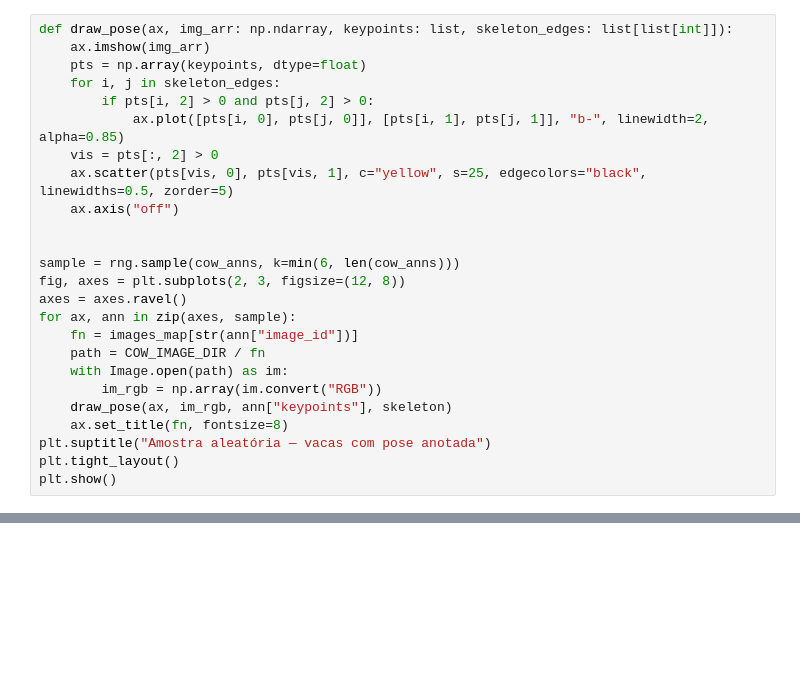
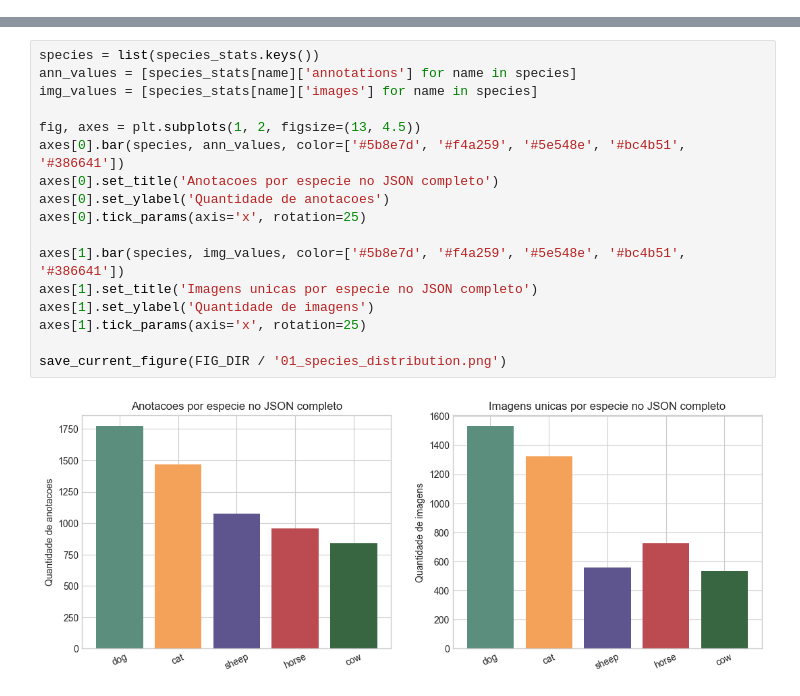
Before and after one commit to LucasMaga00/inteli-pose-estimation, a Jupyter notebook: animal_pose.ipynb, the cells around one changed output, grey strips where cells are left out. Saved outputs shown, nothing was run; the diff lists cells and outputs as text; blank space fills up the shorter version.

```diff
--- a/animal_pose.ipynb
+++ b/animal_pose.ipynb
@@ -187,25 +0,0 @@ Arestas do esqueleto só são desenhadas quando **ambos** os pontos têm `v > 0`
-# %%
-def draw_pose(ax, img_arr: np.ndarray, keypoints: list, skeleton_edges: list[list[int]]):
-    ax.imshow(img_arr)
-    pts = np.array(keypoints, dtype=float)
-    for i, j in skeleton_edges:
-        if pts[i, 2] > 0 and pts[j, 2] > 0:
-            ax.plot([pts[i, 0], pts[j, 0]], [pts[i, 1], pts[j, 1]], "b-", linewidth=2, alpha=0.85)
-    vis = pts[:, 2] > 0
-    ax.scatter(pts[vis, 0], pts[vis, 1], c="yellow", s=25, edgecolors="black", linewidths=0.5, zorder=5)
-    ax.axis("off")
-
-
-sample = rng.sample(cow_anns, k=min(6, len(cow_anns)))
-fig, axes = plt.subplots(2, 3, figsize=(12, 8))
-axes = axes.ravel()
-for ax, ann in zip(axes, sample):
-    fn = images_map[str(ann["image_id"])]
-    path = COW_IMAGE_DIR / fn
-    with Image.open(path) as im:
-        im_rgb = np.array(im.convert("RGB"))
-    draw_pose(ax, im_rgb, ann["keypoints"], skeleton)
-    ax.set_title(fn, fontsize=8)
-plt.suptitle("Amostra aleatória — vacas com pose anotada")
-plt.tight_layout()
-plt.show()
@@ -213,0 +378,19 @@ plt.show()
+# %%
+species = list(species_stats.keys())
+ann_values = [species_stats[name]['annotations'] for name in species]
+img_values = [species_stats[name]['images'] for name in species]
+
+fig, axes = plt.subplots(1, 2, figsize=(13, 4.5))
+axes[0].bar(species, ann_values, color=['#5b8e7d', '#f4a259', '#5e548e', '#bc4b51', '#386641'])
+axes[0].set_title('Anotacoes por especie no JSON completo')
+axes[0].set_ylabel('Quantidade de anotacoes')
+axes[0].tick_params(axis='x', rotation=25)
+
+axes[1].bar(species, img_values, color=['#5b8e7d', '#f4a259', '#5e548e', '#bc4b51', '#386641'])
+axes[1].set_title('Imagens unicas por especie no JSON completo')
+axes[1].set_ylabel('Quantidade de imagens')
+axes[1].tick_params(axis='x', rotation=25)
+
+save_current_figure(FIG_DIR / '01_species_distribution.png')
+# %% [output]
+[figure, added]
```
Also changed, not shown: parts of 41 cells of this notebook, 13 other files.
